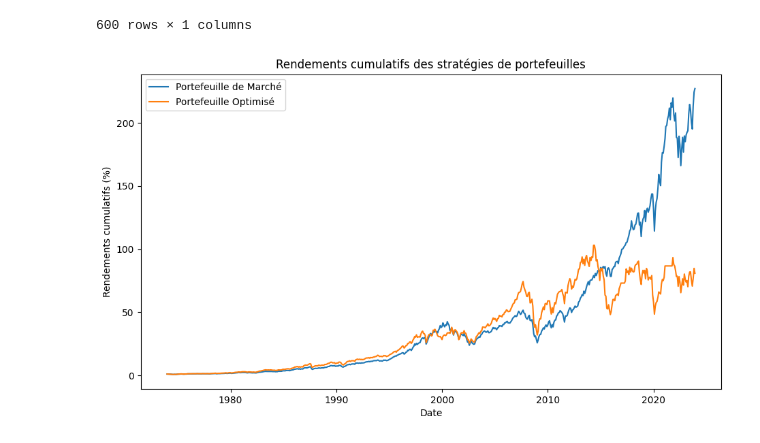
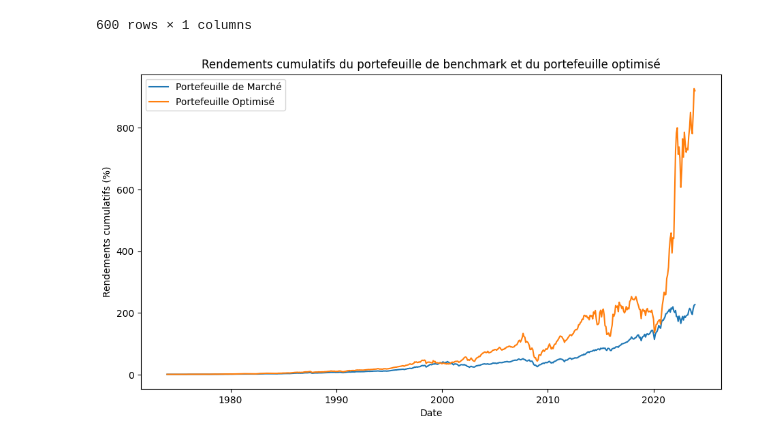
Before and after one commit to ThomasDeConinck/Gestion-de-Portefeuille-Devoir-2, a Jupyter notebook: Partie C/Partie C TP2.ipynb, the cells around one changed output. Drawn from its saved outputs; the diff is of its cells as text; code cells hidden in the pictures.

```diff
--- a/Partie C/Partie C TP2.ipynb
+++ b/Partie C/Partie C TP2.ipynb
@@ -442,7 +442,7 @@ def Expanding_window_optimization(data, mkt_weights, MC_standardized, BM_standar
                 # L'expression (returns.iloc[t+1, i] if t+1 < T else 0) vérifie si t+1 est inférieur à T.
                 # Si c'est le cas, elle utilise le rendement de l'actif i à la période t+1 (returns.iloc[t+1, i]).
                 # Si t+1 n'est pas inférieur à T (c'est-à-dire, si t+1 est égal à T), elle utilise 0 comme rendement.
-                  * (returns.iloc[t+1, i] if t+1 < T else 0)
+                  * df_48Ind.iloc[t, i] # (returns.iloc[t+1, i] if t+1 < T else 0)
                 for i in range(N)) for t in range(T)]
 
         utility_CRRA = sum(CRRA_utility(r) for r in rp)
@@ -864,13 +864,13 @@ market_port_returns
 | 2023-12-01 | 0.012441 |
 600 rows × 1 columns
 # %%
-def plot_cumulative_returns(df, strategies):
+def plot_cumulative_returns_partC(df, strategies):
     """
-    Cette fonction trace les rendements cumulatifs pour les stratégies de portefeuilles spécifiées.
+    Cette fonction trace les rendements cumulatifs pour les stratégies de portefeuilles spécifiées, de marché et optimisées selon les coefficients theta.
 
     Parameters:
-    - df: DataFrame contenant les données de rendement.
-    - strategies: Liste des stratégies à utiliser dans le tracé des rendements cumulatifs.
+    - df: DataFrame contenant les données de rendement pour les deux stratégies de portefeuilles.
+    - strategies: Liste des deux stratégies à utiliser dans le tracé des rendements cumulatifs.
     """
 
     # Définir la taille de la figure à tracer
@@ -890,7 +890,8 @@ def plot_cumulative_returns(df, strategies):
         # Tracer les rendements cumulatifs pour chaque stratégie
         plt.plot(cumulative_returns.index, cumulative_returns, label=strategy)
 
-    plt.title('Rendements cumulatifs des stratégies de portefeuilles')
+
+    plt.title('Rendements cumulatifs du portefeuille de benchmark et du portefeuille optimisé')
     plt.xlabel('Date')
     plt.ylabel('Rendements cumulatifs (%)')
     plt.legend()
@@ -898,10 +899,10 @@ def plot_cumulative_returns(df, strategies):
 # %%
 # Appeler la fonction plot_cumulative_returns avec les rendements cumulatifs des portefeuilles de marché et optimisé
 strategies = [ 'Portefeuille de Marché', 'Portefeuille Optimisé']
 
-plot_cumulative_returns({
+plot_cumulative_returns_partC({
     'Portefeuille Optimisé': optimized_port_returns,
     'Portefeuille de Marché': market_port_returns
 }, strategies)
 # %% [output]
-[figure, old version]
+[figure, new version]
```
Also changed, not shown: parts of 9 cells of this notebook, 6 other files.
